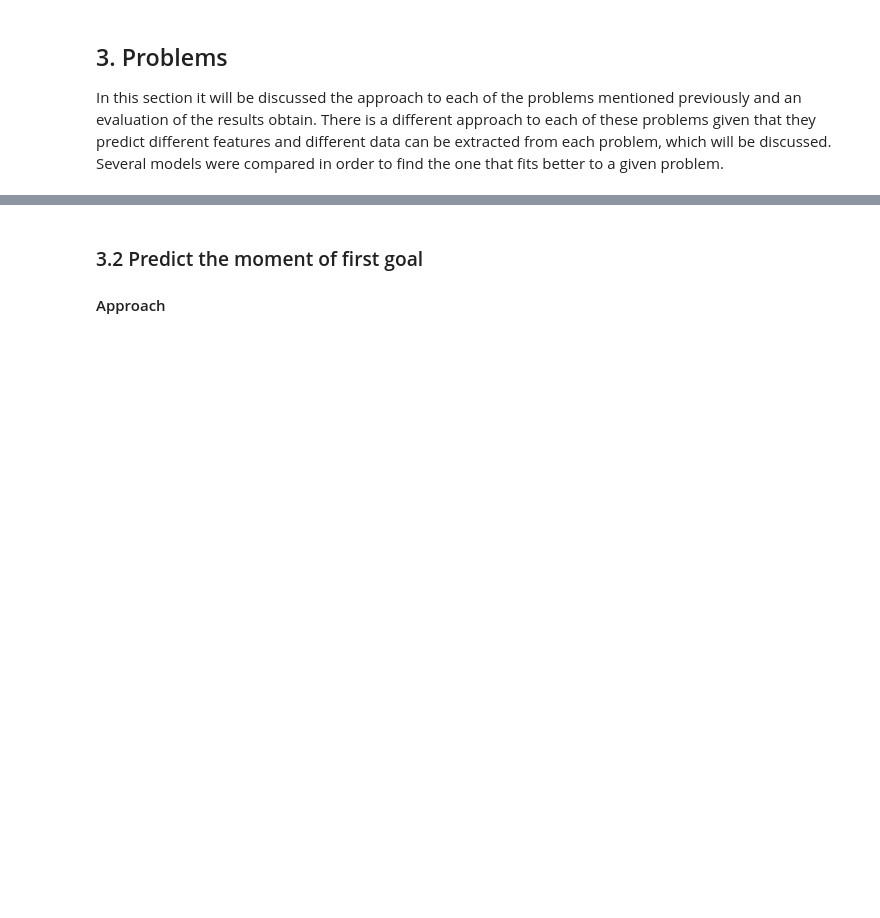
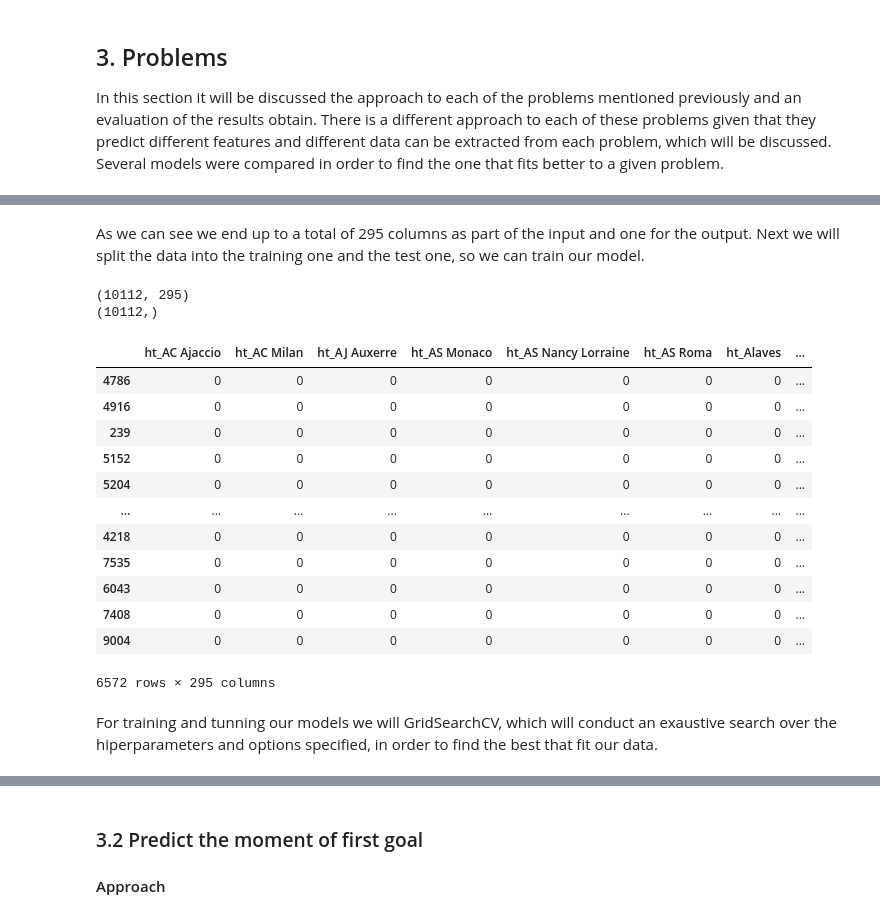
Before and after one commit to gmtorres/MIEIC_19_20_IART, a Jupyter notebook: Proj2/report.ipynb, the cells around one changed output, grey strips where cells are left out. Saved outputs shown, nothing was run; the diff lists cells and outputs as text; code cells hidden in the pictures; blank space fills up the shorter version.

```diff
--- a/Proj2/report.ipynb
+++ b/Proj2/report.ipynb
@@ -282,0 +374,9 @@ In this section it will be discussed the approach to each of the problems mentio
+# %%
+games = ginf[['ht','at','fthg','ftag']].copy()
+games['result'] = games['fthg'] - games['ftag']
+
+col = 'result'
+conditions = [games[col] > 0 , games[col] == 0, games[col] < 0]
+choices = [1 , 0 , -1]
+games['result'] = np.select(conditions,choices,default=np.nan)
+games.head()
@@ -282,0 +393,4 @@ In this section it will be discussed the approach to each of the problems mentio
+# %%
+games = games[['ht','at','result']]
+games_dummies = pd.get_dummies(games, columns=['ht','at'])
+games_dummies.head()
@@ -282,0 +405,28 @@ In this section it will be discussed the approach to each of the problems mentio
+# %% [markdown]
+As we can see we end up to a total of 295 columns as part of the input and one for the output.
+Next we will split the data into the training one and the test one, so we can train our model.
+# %%
+X = games_dummies.iloc[:,1:]
+y = games_dummies.iloc[:,:1].values.ravel()
+print(X.shape)
+print(y.shape)
+X_train, X_test, y_train, y_test = train_test_split(X, y, test_size=0.35, random_state=1,stratify=y)
+X_train
+# %% [output]
+(10112, 295)
+(10112,)
+|  | ht_AC Ajaccio | ht_AC Milan | ht_AJ Auxerre | ht_AS Monaco | ht_AS Nancy Lorraine | ht_AS Roma | ht_Alaves | ... |
+| 4786 | 0 | 0 | 0 | 0 | 0 | 0 | 0 | ... |
+| 4916 | 0 | 0 | 0 | 0 | 0 | 0 | 0 | ... |
+| 239 | 0 | 0 | 0 | 0 | 0 | 0 | 0 | ... |
+| 5152 | 0 | 0 | 0 | 0 | 0 | 0 | 0 | ... |
+| 5204 | 0 | 0 | 0 | 0 | 0 | 0 | 0 | ... |
+| ... | ... | ... | ... | ... | ... | ... | ... | ... |
+| 4218 | 0 | 0 | 0 | 0 | 0 | 0 | 0 | ... |
+| 7535 | 0 | 0 | 0 | 0 | 0 | 0 | 0 | ... |
+| 6043 | 0 | 0 | 0 | 0 | 0 | 0 | 0 | ... |
+| 7408 | 0 | 0 | 0 | 0 | 0 | 0 | 0 | ... |
+| 9004 | 0 | 0 | 0 | 0 | 0 | 0 | 0 | ... |
+6572 rows × 295 columns
+# %% [markdown]
+For training and tunning our models we will GridSearchCV, which will conduct an exaustive search over the hiperparameters and options specified, in order to find the best that fit our data.
```
Also changed, not shown: parts of 16 cells of this notebook, 1 other file.
